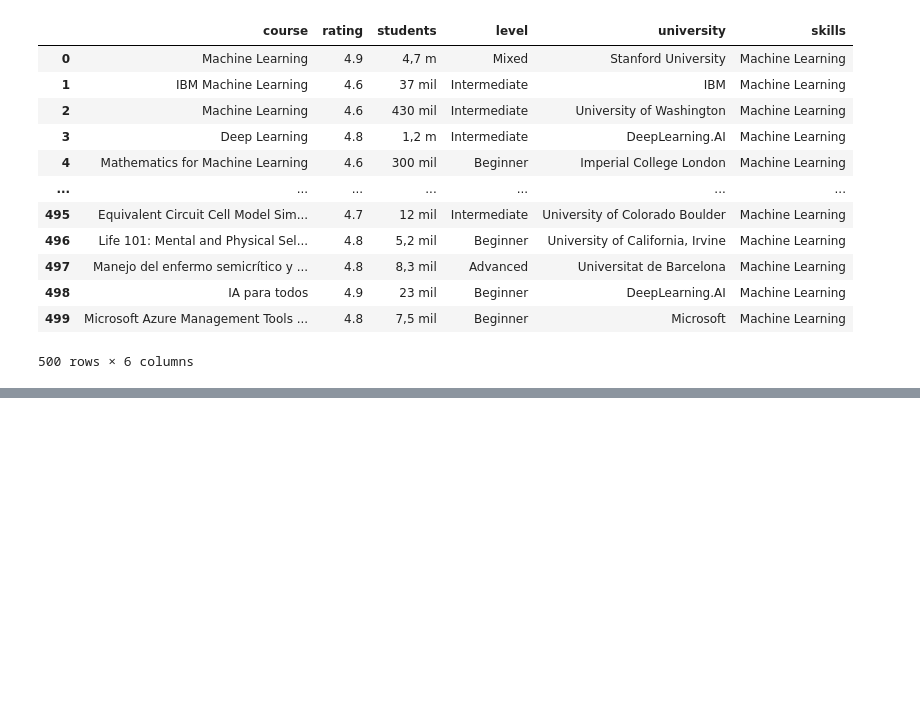
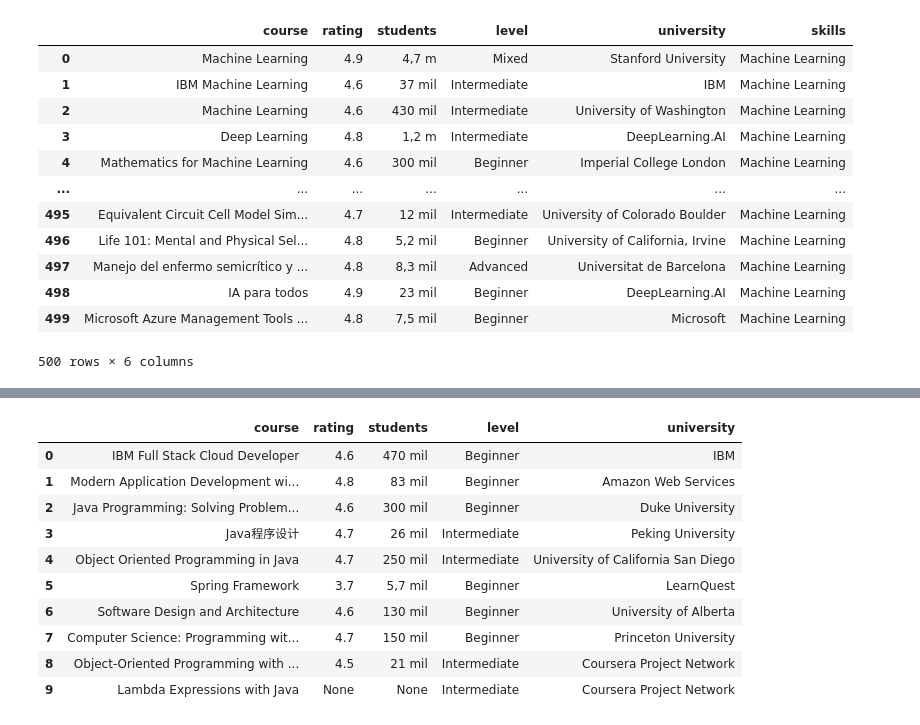
Before and after one commit to jesuschao/Coursera_Project, a Jupyter notebook: 0_Scrapping.ipynb, the cells around one changed output, grey strips where cells are left out. Drawn from its saved outputs; the diff is of its cells as text; code cells hidden in the pictures; blank space fills up the shorter version.

```diff
--- a/0_Scrapping.ipynb
+++ b/0_Scrapping.ipynb
@@ -6565,0 +6617,49 @@ mlfinal.to_csv("machine_learning.csv")
+# %%
+java = "https://www.coursera.org/search?query=java&page=2&index=prod_all_launched_products_term_optimization"
+driver.get(java)
+
+curso =[]
+rating=[]
+students=[]
+nivel=[]
+universidad =[]
+
+for i in range(1,11):
+    try:
+        curso.append(driver.find_element_by_xpath(f"//*[@id='main']/div[2]/div/div/div/div/div/div/div/div[2]/div/div/ul/li[{i}]/div/div/a/div/div/div[1]/h2").text)
+        rating.append(driver.find_element_by_xpath(f"//*[@id='main']/div[2]/div/div/div/div/div/div/div/div[2]/div/div/ul/li[{i}]/div/div/a/div/div/div[3]/div/div[1]/div[1]/div/span[1]").text)
+    except:
+        rating.append("None")
+    try:
+        students.append(driver.find_element_by_xpath(f"//*[@id='main']/div[2]/div/div/div/div/div/div/div/div[2]/div/div/ul/li[{i}]/div/div/a/div/div/div[3]/div/div[1]/div[2]/span/span").text)
+    except:
+        students.append("None")
+    try:
+        nivel.append(driver.find_element_by_xpath(f"//*[@id='main']/div[2]/div/div/div/div/div/div/div/div[2]/div/div/ul/li[{i}]/div/div/a/div/div/div[3]/div/div[2]/div/div[2]/span").text)
+    except:
+        nivel.append("None")
+    try:
+        universidad.append(driver.find_element_by_xpath(f"//*[@id='main']/div[2]/div/div/div/div/div/div/div/div[2]/div/div/ul/li[{i}]/div/div/a/div/div/div[1]/div[1]/div[2]/span").text)
+    except:
+        universidad.append("None")
+
+java2=pd.DataFrame()
+java2['course'] =curso
+java2['rating'] = rating
+java2['students'] =students
+java2['level'] = nivel
+java2['university'] = universidad
+
+java2
+# %% [output]
+|  | course | rating | students | level | university |
+| 0 | IBM Full Stack Cloud Developer | 4.6 | 470 mil | Beginner | IBM |
+| 1 | Modern Application Development wi... | 4.8 | 83 mil | Beginner | Amazon Web Services |
+| 2 | Java Programming: Solving Problem... | 4.6 | 300 mil | Beginner | Duke University |
+| 3 | Java程序设计 | 4.7 | 26 mil | Intermediate | Peking University |
+| 4 | Object Oriented Programming in Java | 4.7 | 250 mil | Intermediate | University of California San Diego |
+| 5 | Spring Framework | 3.7 | 5,7 mil | Beginner | LearnQuest |
+| 6 | Software Design and Architecture | 4.6 | 130 mil | Beginner | University of Alberta |
+| 7 | Computer Science: Programming wit... | 4.7 | 150 mil | Beginner | Princeton University |
+| 8 | Object-Oriented Programming with ... | 4.5 | 21 mil | Intermediate | Coursera Project Network |
+| 9 | Lambda Expressions with Java | None | None | Intermediate | Coursera Project Network |
```
Also changed, not shown: parts of 52 cells of this notebook, 3 other files.
